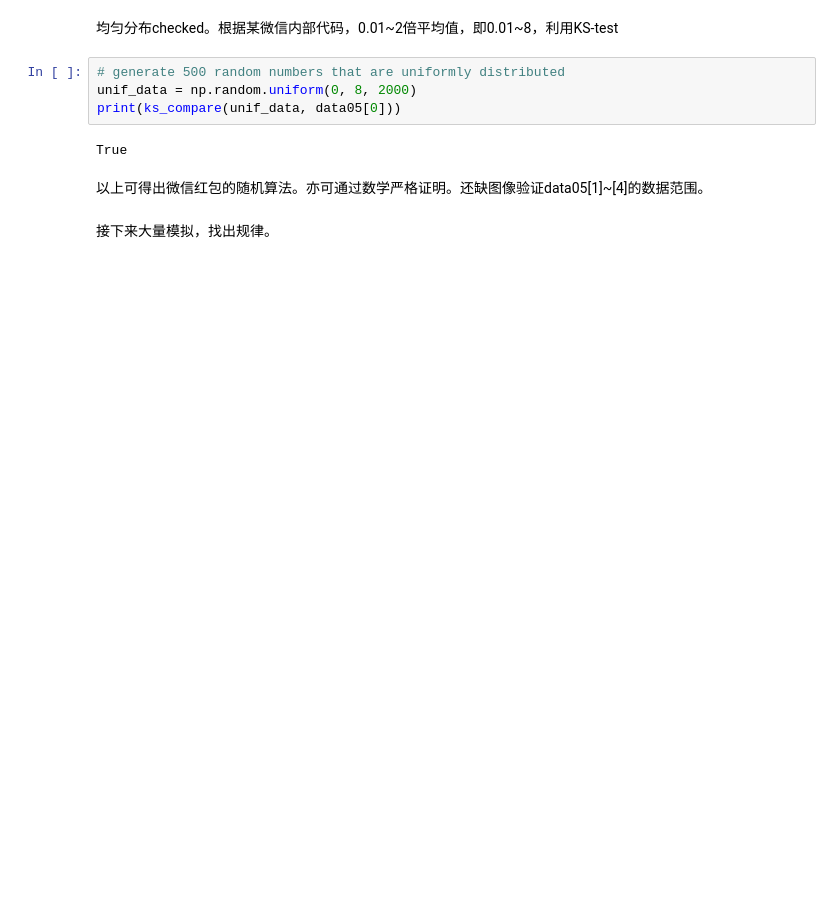
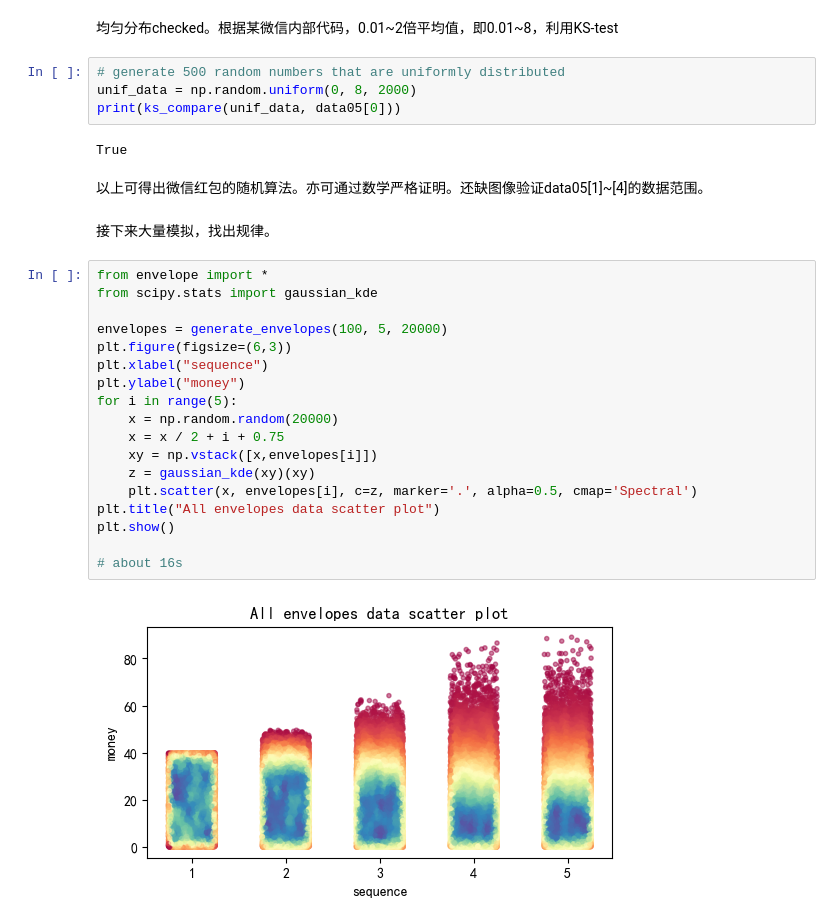
Before and after one commit to qinchao2022/SI140A-project, a Jupyter notebook: main.ipynb, the cells around one changed output. Saved outputs shown, nothing was run; the diff lists cells and outputs as text; blank space fills up the shorter version.

Commit message:
random algorithm completed

```diff
--- a/main.ipynb
+++ b/main.ipynb
@@ -155,3 +155,23 @@ True
 以上可得出微信红包的随机算法。亦可通过数学严格证明。还缺图像验证data05[1]~[4]的数据范围。
 # %% [markdown]
 接下来大量模拟，找出规律。
+# %%
+from envelope import *
+from scipy.stats import gaussian_kde
+
+envelopes = generate_envelopes(100, 5, 20000)
+plt.figure(figsize=(6,3))
+plt.xlabel("sequence")
+plt.ylabel("money")
+for i in range(5):
+    x = np.random.random(20000)
+    x = x / 2 + i + 0.75
+    xy = np.vstack([x,envelopes[i]])
+    z = gaussian_kde(xy)(xy)
+    plt.scatter(x, envelopes[i], c=z, marker='.', alpha=0.5, cmap='Spectral')
+plt.title("All envelopes data scatter plot")
+plt.show()
+
+# about 16s
+# %% [output]
+[figure, added]
```
Also changed, not shown: parts of 8 cells of this notebook, 1 other file.
